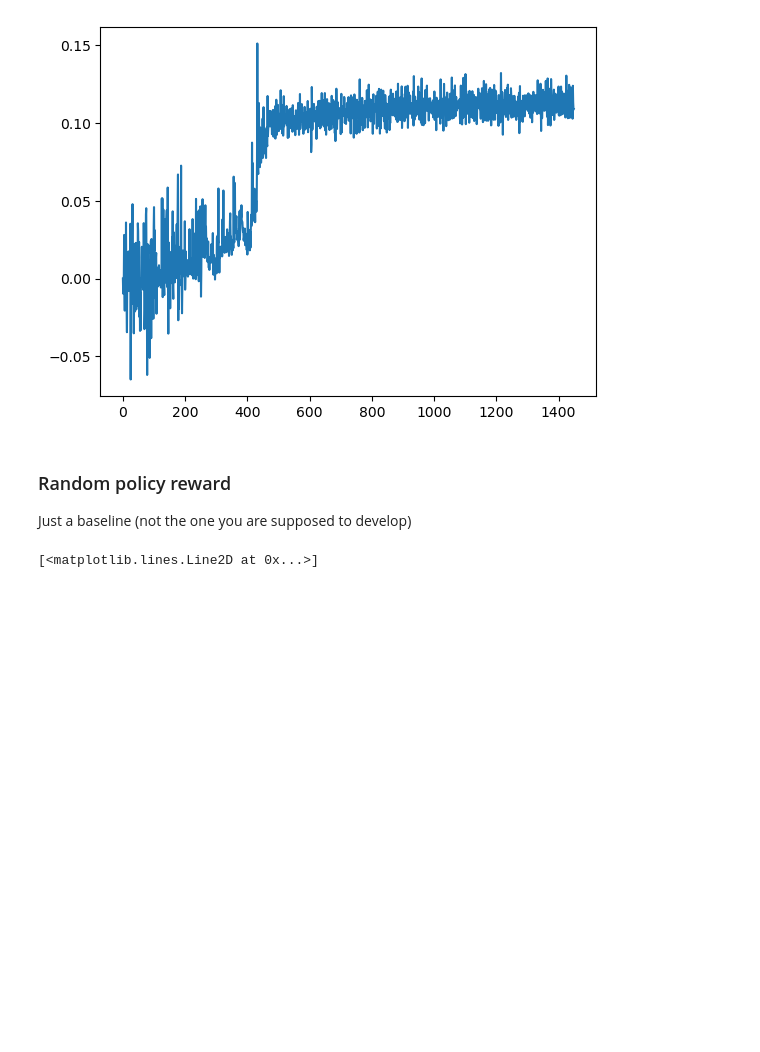
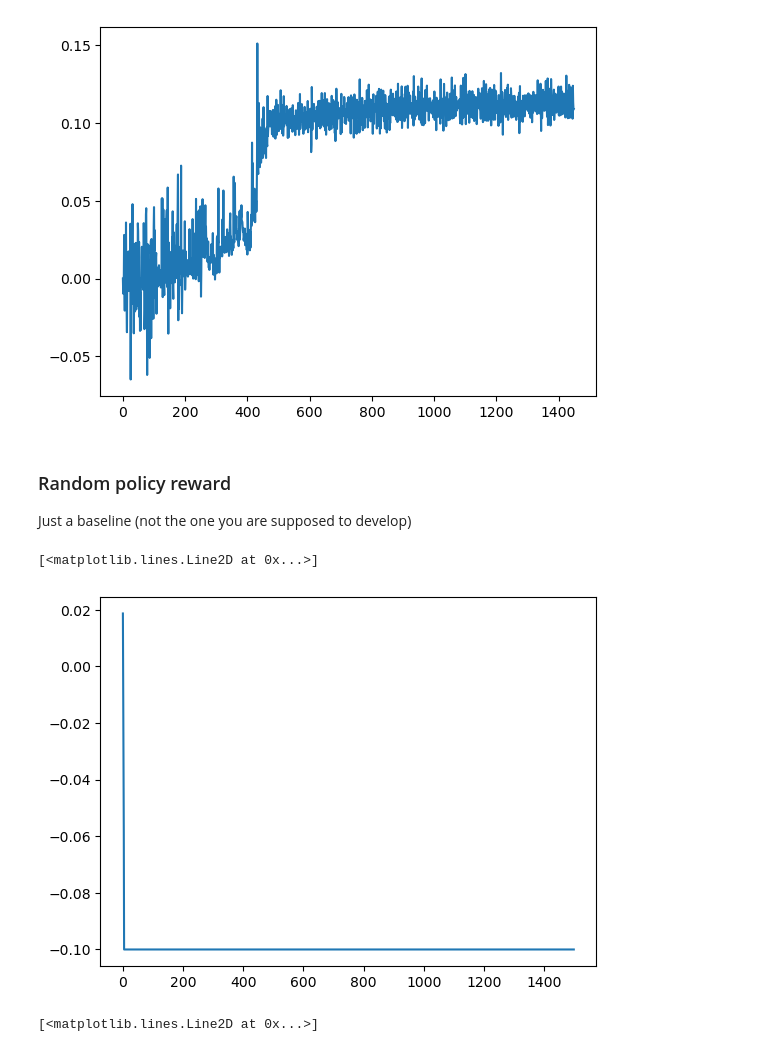
Before and after one commit to MrcBalla/RF_snake, a Jupyter notebook: snake_RF/main.ipynb, the cells around one changed output. Drawn from its saved outputs; the diff is of its cells as text; code cells hidden in the pictures; blank space fills up the shorter version.

```diff
--- a/snake_RF/main.ipynb
+++ b/snake_RF/main.ipynb
@@ -245,3 +342,8 @@ for _ in trange(1500):
+# %%
+plt.plot(BFS_rewards)
+# %% [output]
+[<matplotlib.lines.Line2D at 0x...>]
+[figure, added]
 # %%
 plt.plot(random_rewards)
 plt.plot(reward_history_agent)
```
Also changed, not shown: parts of 2 cells of this notebook, 2 other files.
